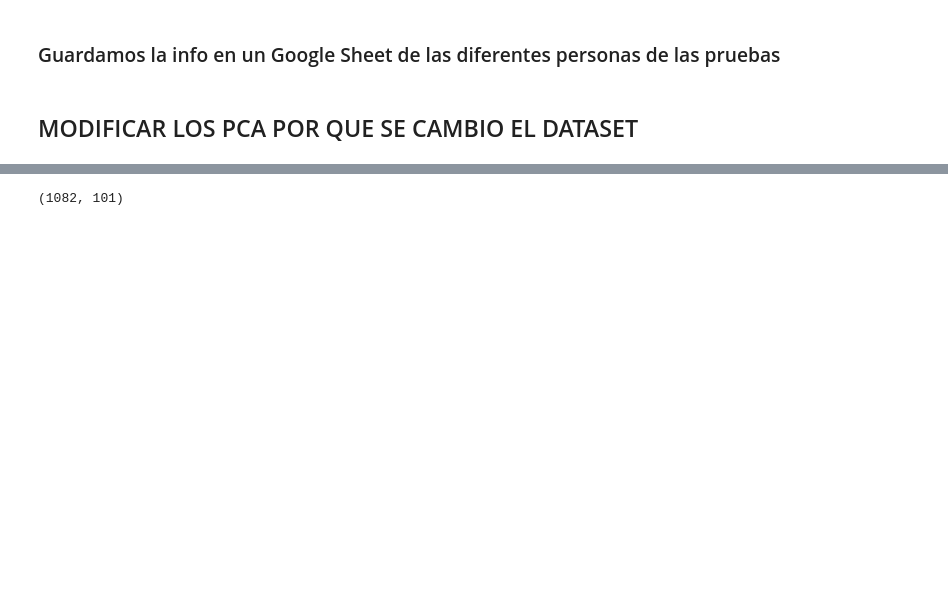
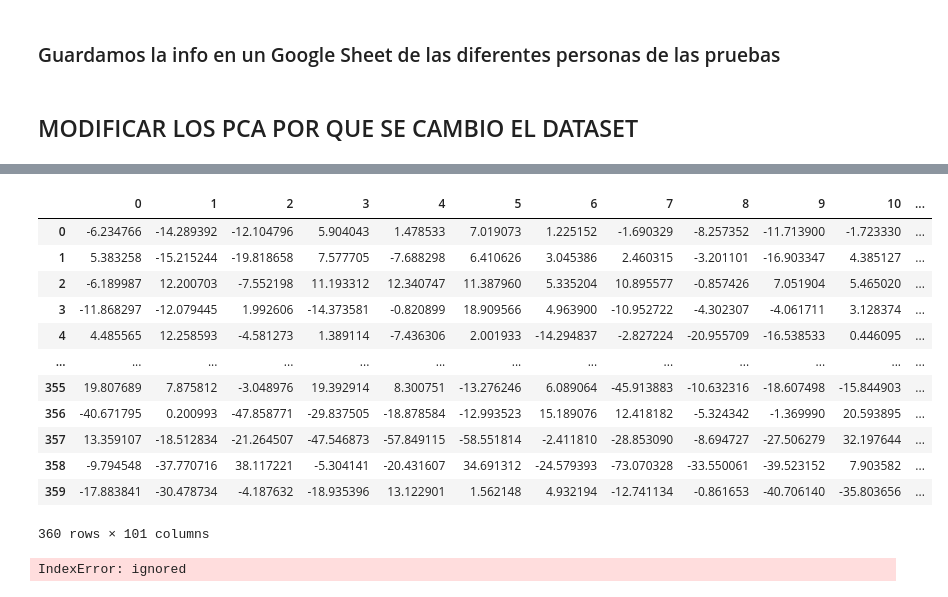
Before and after one commit to Beta628427/Tesis, a Jupyter notebook: 2_Beta___Cod/Beta_PCA/PCA_Cod_master_v1.ipynb, the cells around one changed output, grey strips where cells are left out. Drawn from its saved outputs; the diff is of its cells as text; code cells hidden in the pictures; blank space fills up the shorter version.

```diff
--- a/2_Beta___Cod/Beta_PCA/PCA_Cod_master_v1.ipynb
+++ b/2_Beta___Cod/Beta_PCA/PCA_Cod_master_v1.ipynb
@@ -358,25 +358,21 @@ for i in range(pd.DataFrame(target_colum).shape[0]):
 ## MODIFICAR LOS PCA POR QUE SE CAMBIO EL DATASET
 # %%
 # Filas velocidades de personas
-# Columnas Articulaciones 0 -100 % < % Gait Cycle' >
-
-
-
+# Columnas Articulaciones 0 -100 %  < % Gait Cycle' >
+#                                   < Pelvic Ant/Posterior Tilt >
+aa  = bb  = np.zeros((0,101))
 for i in range(1,pd.DataFrame(per).shape[0]):
-
-  # xx1 = np.array(range(0,101))[:, np.newaxis]    # 0 a 100 ['% Gait Cycle']
-  xx2 = np.array(personas[per[i]].iloc[:,1 :10]) # jovenes 1:10
-  xx3 = np.array(personas[per[i]].iloc[:,10:19]) # viejos  10:19
-
-  a = np.array(pd.DataFrame(xx2).T) # joven
-  b = np.array(pd.DataFrame(xx3).T) # viejo
-
-  aa = np.concatenate((aa,a),axis=0) # Concateno jovenes
-  bb = np.concatenate((bb,b),axis=0) # Concateno viejos
-
-  cc = np.concatenate((aa,bb), axis=0)
-
+  a   = np.array(pd.DataFrame(np.array(personas[per[i]].
+                                       iloc[:,1 :10])).T) # joven
+  b   = np.array(pd.DataFrame(np.array(personas[per[i]].
+                                       iloc[:,10:19])).T) # viejo
+  aa  = np.concatenate((aa,a),axis=0) # Concateno jovenes
+  bb  = np.concatenate((bb,b),axis=0) # Concateno viejos
+  X   = np.concatenate((aa,bb), axis=0)
 # Y
-
-
-pd.DataFrame(cc)
+Y = []
+for i in range(aa.shape[0]): # jovenes
+  Y.append(int(0))
+for i in range(bb.shape[0]): # viejos
+  Y.append(int(1))
+Y = np.array(Y)
@@ -397,4 +379,16 @@ pd.DataFrame(cc)
 # %%
-pd.DataFrame(cc).shape
+pd.DataFrame(X)
 # %% [output]
+|  | 0 | 1 | 2 | 3 | 4 | 5 | 6 | 7 | 8 | 9 | 10 | ... |
+| 0 | -6.234766 | -14.289392 | -12.104796 | 5.904043 | 1.478533 | 7.019073 | 1.225152 | -1.690329 | -8.257352 | -11.713900 | -1.723330 | ... |
+| 1 | 5.383258 | -15.215244 | -19.818658 | 7.577705 | -7.688298 | 6.410626 | 3.045386 | 2.460315 | -3.201101 | -16.903347 | 4.385127 | ... |
+| 2 | -6.189987 | 12.200703 | -7.552198 | 11.193312 | 12.340747 | 11.387960 | 5.335204 | 10.895577 | -0.857426 | 7.051904 | 5.465020 | ... |
+| 3 | -11.868297 | -12.079445 | 1.992606 | -14.373581 | -0.820899 | 18.909566 | 4.963900 | -10.952722 | -4.302307 | -4.061711 | 3.128374 | ... |
+| 4 | 4.485565 | 12.258593 | -4.581273 | 1.389114 | -7.436306 | 2.001933 | -14.294837 | -2.827224 | -20.955709 | -16.538533 | 0.446095 | ... |
+| ... | ... | ... | ... | ... | ... | ... | ... | ... | ... | ... | ... | ... |
+| 355 | 19.807689 | 7.875812 | -3.048976 | 19.392914 | 8.300751 | -13.276246 | 6.089064 | -45.913883 | -10.632316 | -18.607498 | -15.844903 | ... |
+| 356 | -40.671795 | 0.200993 | -47.858771 | -29.837505 | -18.878584 | -12.993523 | 15.189076 | 12.418182 | -5.324342 | -1.369990 | 20.593895 | ... |
+| 357 | 13.359107 | -18.512834 | -21.264507 | -47.546873 | -57.849115 | -58.551814 | -2.411810 | -28.853090 | -8.694727 | -27.506279 | 32.197644 | ... |
+| 358 | -9.794548 | -37.770716 | 38.117221 | -5.304141 | -20.431607 | 34.691312 | -24.579393 | -73.070328 | -33.550061 | -39.523152 | 7.903582 | ... |
+| 359 | -17.883841 | -30.478734 | -4.187632 | -18.935396 | 13.122901 | 1.562148 | 4.932194 | -12.741134 | -0.861653 | -40.706140 | -35.803656 | ... |
-(1082, 101)
+360 rows × 101 columns
@@ -450,5 +395,5 @@ Y = Y[:, np.newaxis]
 # %%
-for i in range(1,10):
+for i in range(1,100):
   plt.scatter(X[Y[:,0] == 0, 0], X[Y[:,0] == 0, i], color='red',  marker='^', alpha=0.5) # jovenes
   plt.scatter(X[Y[:,0] == 1, 0], X[Y[:,0] == 1, i], color='blue', marker='o', alpha=0.5) # viejos
 
@@ -460,6 +405,8 @@ plt.yscale('linear')
 plt.xscale('linear')
 plt.tight_layout()
 plt.show()
+# %% [output]
+IndexError: ignored
 # %%
 plt.scatter(X[Y[:,0] == 0, 0], X[Y[:,0] == 0, 1], color='red',  marker='^', alpha=0.5) # jovenes
 plt.scatter(X[Y[:,0] == 0, 0], X[Y[:,0] == 0, 2], color='red',  marker='^', alpha=0.5) # jovenes
```
Also changed, not shown: parts of 13 cells of this notebook.
